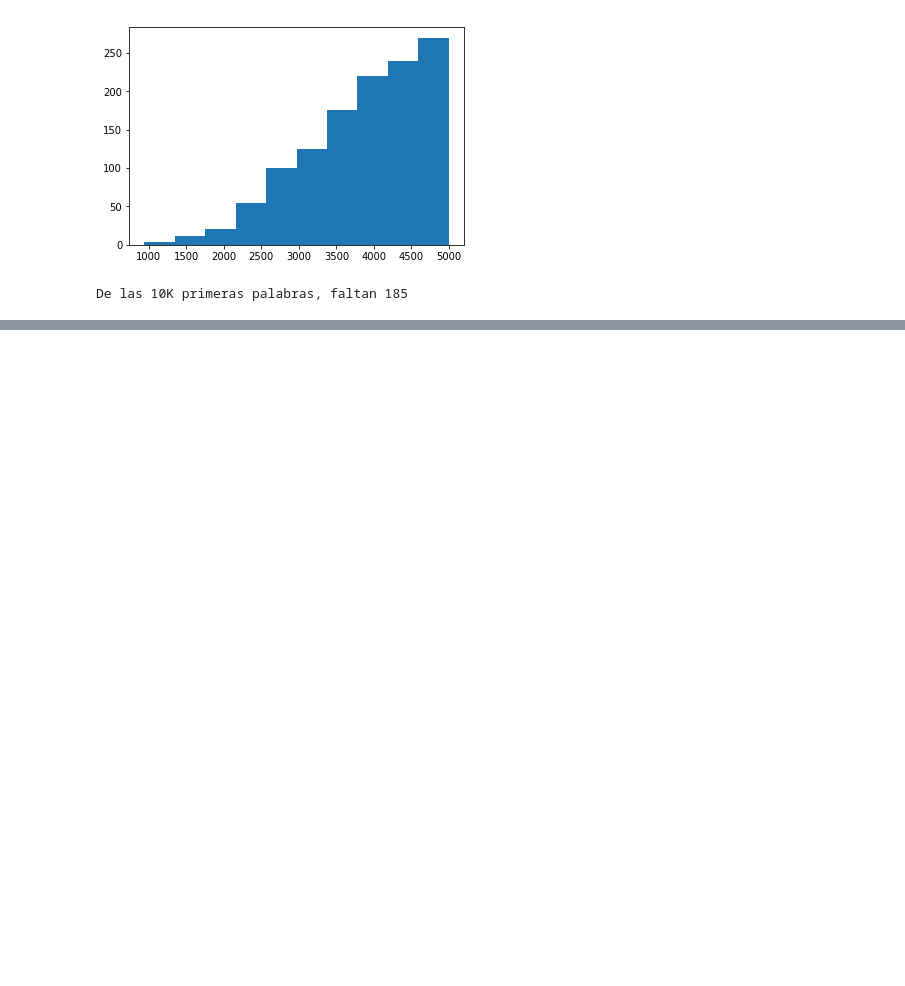
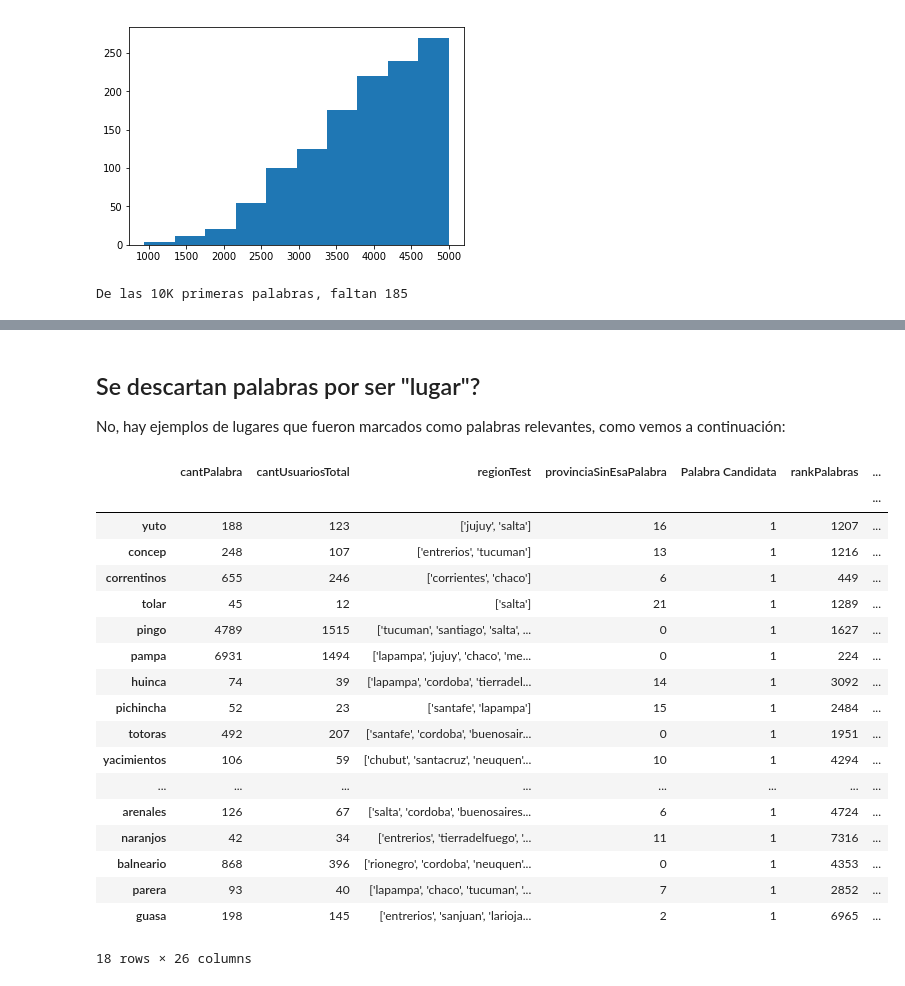
Before and after one commit to finiteautomata/lexico-contrastivo, a Jupyter notebook: notebooks/palabras_faltantes.ipynb, the cells around one changed output, grey strips where cells are left out. Drawn from its saved outputs; the diff is of its cells as text; code cells hidden in the pictures; blank space fills up the shorter version.

```diff
--- a/notebooks/palabras_faltantes.ipynb
+++ b/notebooks/palabras_faltantes.ipynb
@@ -49,0 +66,26 @@ De las 10K primeras palabras, faltan 185
+# %% [markdown]
+## Se descartan palabras por ser "lugar"?
+
+No, hay ejemplos de lugares que fueron marcados como palabras relevantes, como vemos a continuación:
+# %%
+df[(df.esLugar == 'lugar') & (df["Palabra Candidata"] != '0')]
+# %% [output]
+|  | cantPalabra | cantUsuariosTotal | regionTest | provinciaSinEsaPalabra | Palabra Candidata | rankPalabras | ... |
+|  |  |  |  |  |  |  | ... |
+| yuto | 188 | 123 | ['jujuy', 'salta'] | 16 | 1 | 1207 | ... |
+| concep | 248 | 107 | ['entrerios', 'tucuman'] | 13 | 1 | 1216 | ... |
+| correntinos | 655 | 246 | ['corrientes', 'chaco'] | 6 | 1 | 449 | ... |
+| tolar | 45 | 12 | ['salta'] | 21 | 1 | 1289 | ... |
+| pingo | 4789 | 1515 | ['tucuman', 'santiago', 'salta', ... | 0 | 1 | 1627 | ... |
+| pampa | 6931 | 1494 | ['lapampa', 'jujuy', 'chaco', 'me... | 0 | 1 | 224 | ... |
+| huinca | 74 | 39 | ['lapampa', 'cordoba', 'tierradel... | 14 | 1 | 3092 | ... |
+| pichincha | 52 | 23 | ['santafe', 'lapampa'] | 15 | 1 | 2484 | ... |
+| totoras | 492 | 207 | ['santafe', 'cordoba', 'buenosair... | 0 | 1 | 1951 | ... |
+| yacimientos | 106 | 59 | ['chubut', 'santacruz', 'neuquen'... | 10 | 1 | 4294 | ... |
+| ... | ... | ... | ... | ... | ... | ... | ... |
+| arenales | 126 | 67 | ['salta', 'cordoba', 'buenosaires... | 6 | 1 | 4724 | ... |
+| naranjos | 42 | 34 | ['entrerios', 'tierradelfuego', '... | 11 | 1 | 7316 | ... |
+| balneario | 868 | 396 | ['rionegro', 'cordoba', 'neuquen'... | 0 | 1 | 4353 | ... |
+| parera | 93 | 40 | ['lapampa', 'chaco', 'tucuman', '... | 7 | 1 | 2852 | ... |
+| guasa | 198 | 145 | ['entrerios', 'sanjuan', 'larioja... | 2 | 1 | 6965 | ... |
+18 rows × 26 columns
```
Also changed, not shown: parts of 22 cells of this notebook.
